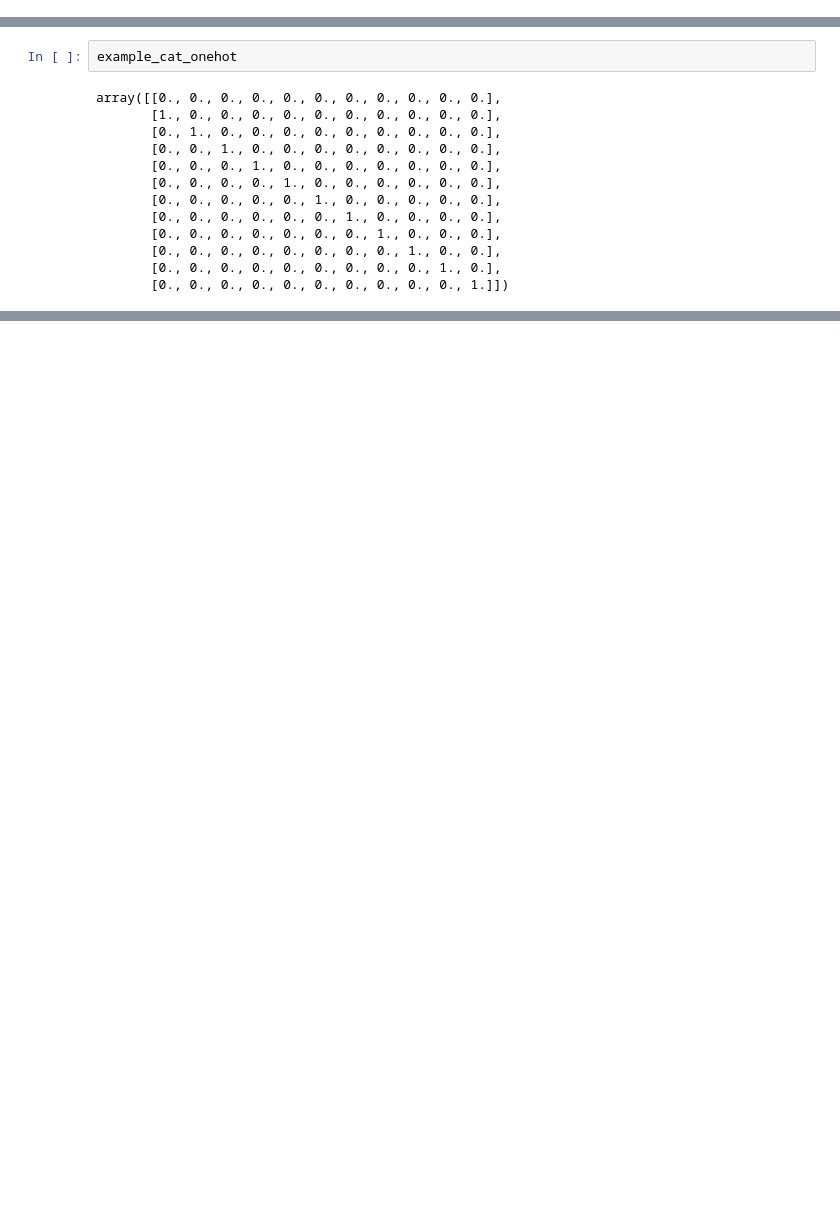
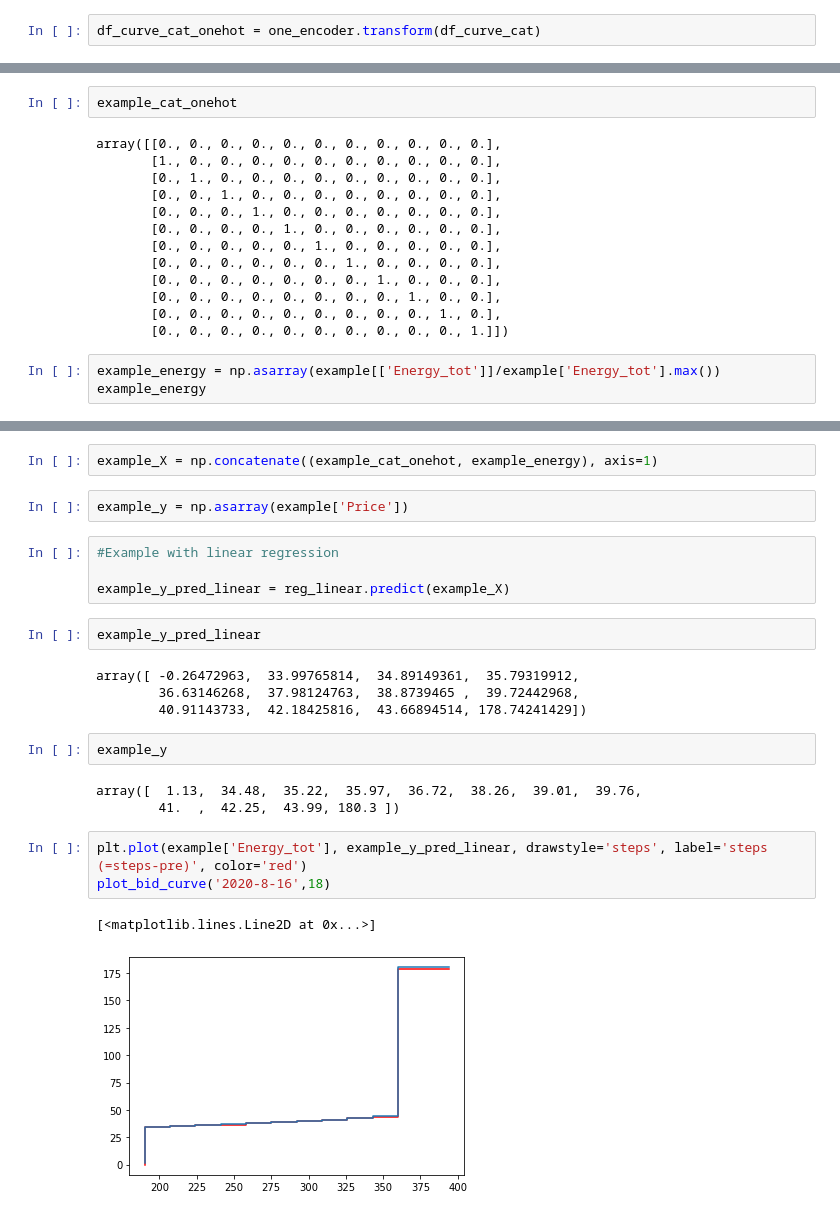
Before and after one commit to luisdelpozo/TFM, a Jupyter notebook: TFM_MVP_v1.ipynb, the cells around one changed output, grey strips where cells are left out. Saved outputs shown, nothing was run; the diff lists cells and outputs as text; blank space fills up the shorter version.

Commit message:
Frist MVP with several regression models.

```diff
--- a/TFM_MVP_v1.ipynb
+++ b/TFM_MVP_v1.ipynb
@@ -344,3 +341,5 @@ df_curve_cat_onehot.shape
+# %%
+df_curve_cat_onehot = one_encoder.transform(df_curve_cat)
 # %%
 df_curve_cat_onehot
 # %% [output]
@@ -561,3 +558,6 @@ array([[0., 0., 0., 0., 0., 0., 0., 0., 0., 0., 0.],
        [0., 0., 0., 0., 0., 0., 0., 0., 1., 0., 0.],
        [0., 0., 0., 0., 0., 0., 0., 0., 0., 1., 0.],
        [0., 0., 0., 0., 0., 0., 0., 0., 0., 0., 1.]])
+# %%
+example_energy = np.asarray(example[['Energy_tot']]/example['Energy_tot'].max())
+example_energy
@@ -563,0 +577,25 @@ array([[0., 0., 0., 0., 0., 0., 0., 0., 0., 0., 0.],
+# %%
+example_X = np.concatenate((example_cat_onehot, example_energy), axis=1)
+# %%
+example_y = np.asarray(example['Price'])
+# %%
+#Example with linear regression
+
+example_y_pred_linear = reg_linear.predict(example_X)
+# %%
+example_y_pred_linear
+# %% [output]
+array([ -0.26472963,  33.99765814,  34.89149361,  35.79319912,
+        36.63146268,  37.98124763,  38.8739465 ,  39.72442968,
+        40.91143733,  42.18425816,  43.66894514, 178.74241429])
+# %%
+example_y
+# %% [output]
+array([  1.13,  34.48,  35.22,  35.97,  36.72,  38.26,  39.01,  39.76,
+        41.  ,  42.25,  43.99, 180.3 ])
+# %%
+plt.plot(example['Energy_tot'], example_y_pred_linear, drawstyle='steps', label='steps (=steps-pre)', color='red')
+plot_bid_curve('2020-8-16',18)
+# %% [output]
+[<matplotlib.lines.Line2D at 0x...>]
+[figure, added]
```
Also changed, not shown: parts of 41 cells of this notebook.
